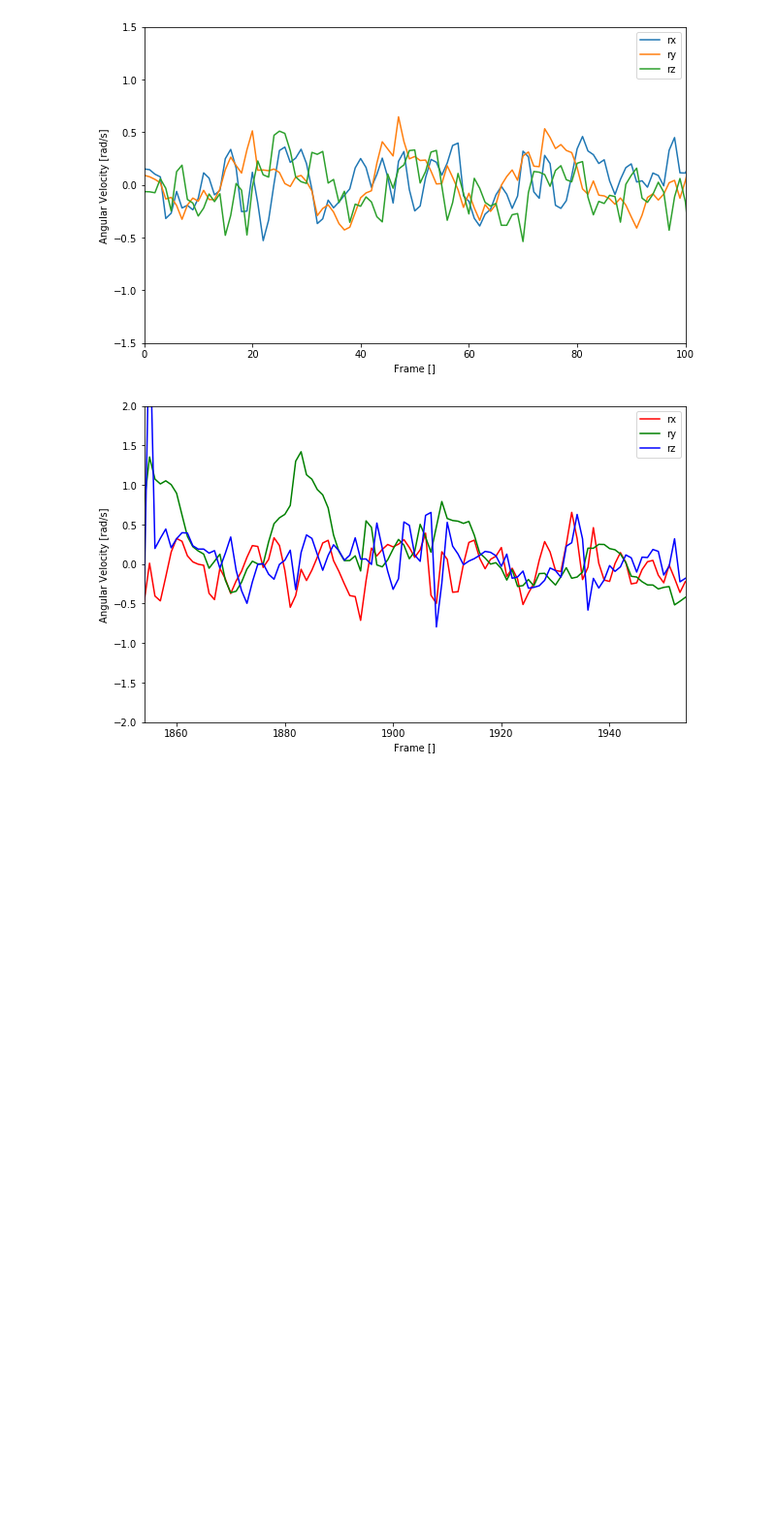
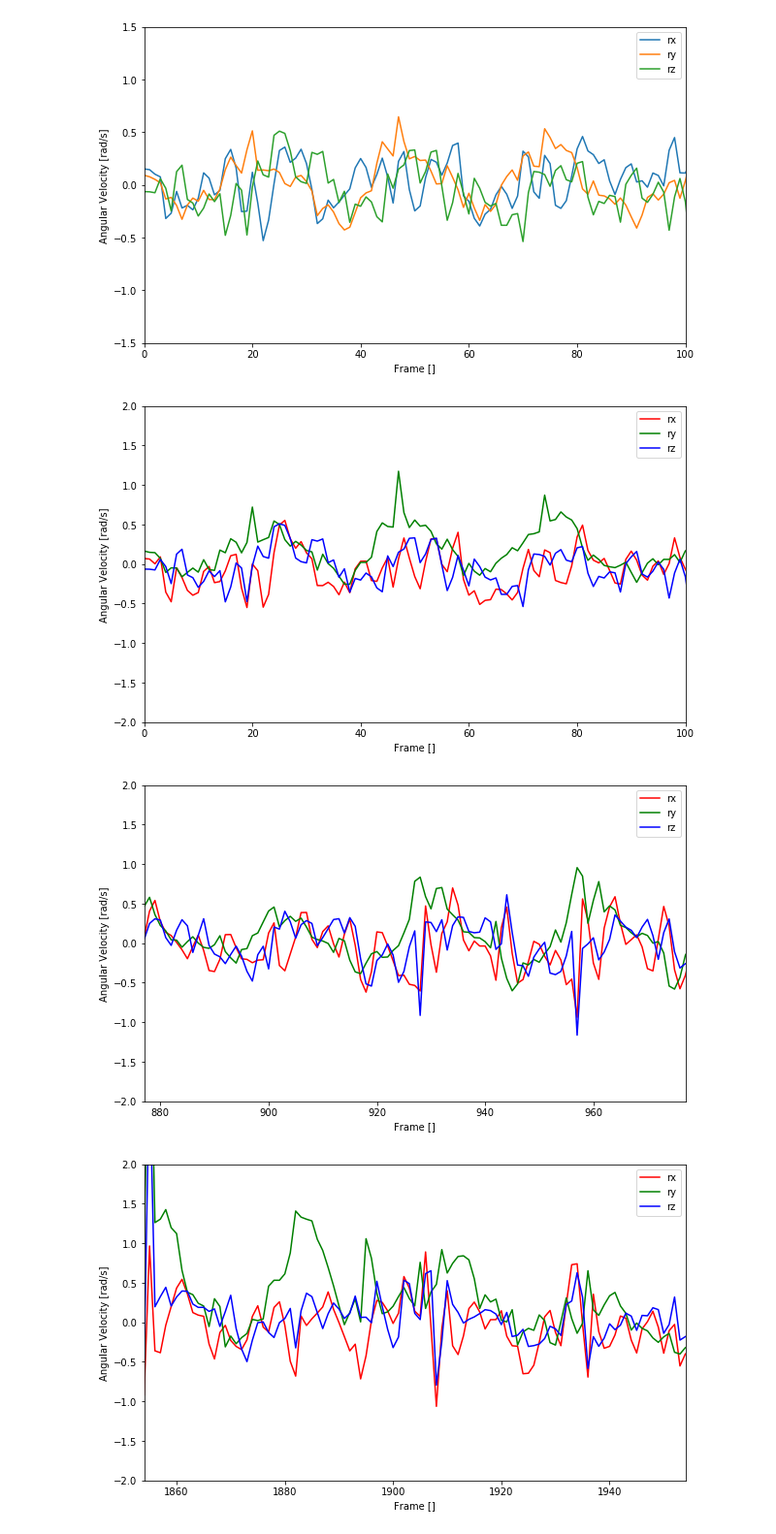
Before and after one commit to yossato/virtualGimbal, a Jupyter notebook: post_processing_software/jupyter/visualize_log.ipynb, the cells around one changed output. Shown: that part at 97% size. Drawn from its saved outputs; the diff is of its cells as text; code cells hidden in the pictures; blank space fills up the shorter version.

```diff
--- a/post_processing_software/jupyter/visualize_log.ipynb
+++ b/post_processing_software/jupyter/visualize_log.ipynb
@@ -86,9 +86,13 @@ def plotAngularVelocityCSV(t,rx,ry,rz,xlim=None,ylim=None):
     plt.show()
 # %%
 tc, rxc, ryc, rzc = openCSV('../build/latest_estimated_angular_velocity.csv')
+plotAngularVelocityCSV(tc,rxc,ryc,rzc,xlim=[0,100],ylim=[-2,2])
+plotAngularVelocityCSV(tc,rxc,ryc,rzc,xlim=[max(t)/2-100,max(t)/2],ylim=[-2,2])
 plotAngularVelocityCSV(tc,rxc,ryc,rzc,xlim=[max(t)-100,max(t)],ylim=[-2,2])
 # %% [output]
-[figure, old version]
+[figure, new version]
+[figure, added]
+[figure, added]
 # %%
 tc, rxwc, rywc, rzwc = openCSV('../build/latest_warped_estimated_angular_velocity.csv')
 plotAngularVelocityCSV(tc,rxwc,rywc,rzwc,xlim=[max(t)-100,max(t)],ylim=[-2,2])
```
Also changed, not shown: parts of 7 cells of this notebook.
